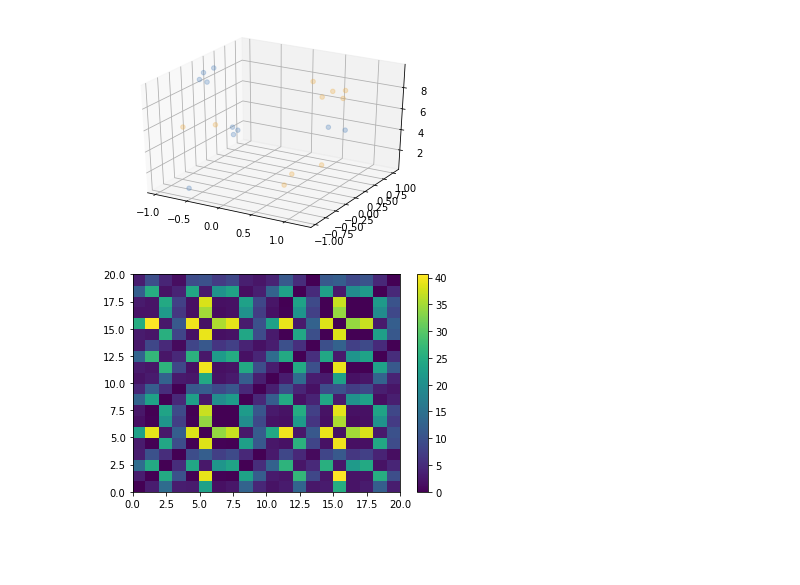
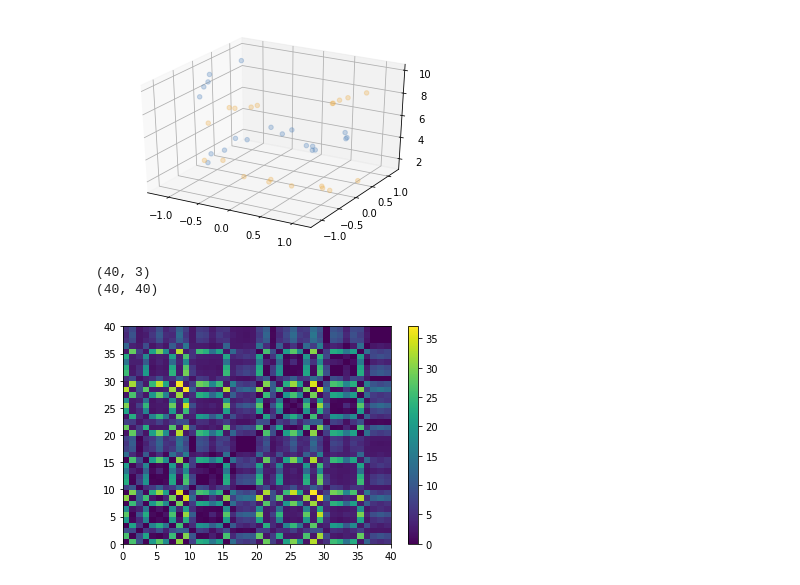
Before and after one commit to hopeliu20160622/dknn_geod, a Jupyter notebook: src/toy_example.ipynb, the cells around one changed output. Saved outputs shown, nothing was run; the diff lists cells and outputs as text; code cells hidden in the pictures; blank space fills up the shorter version.

```diff
--- a/src/toy_example.ipynb
+++ b/src/toy_example.ipynb
@@ -9,30 +9,30 @@ from utils_visualization import plot_kernel
 # %%
 ax = plt.axes(projection='3d')
 
 height = 10
 noise = 0.15
 x_width = 1
 y_width = 1
-sample = 10
+sample = 20
 curls = 1.2
 
 # Data for a three-dimensional line
 #zline = np.linspace(0, height, 1000)
 #xline = x_width*np.sin(zline/enrosques)
 #yline = y_width*np.cos(zline/enrosques)
 #ax.plot3D(xline, yline, zline, 'gray')
 
 # Data for three-dimensional scattered points
 zdata = height * np.random.random(sample)
 xdata = x_width*np.sin(zdata/curls) + noise * np.random.randn(sample)
 ydata = y_width*np.cos(zdata/curls) + noise * np.random.randn(sample)
 ax.scatter3D(xdata, ydata, zdata, color='#edaf4c', alpha=0.3);
 
 xdata2 = x_width*np.sin(zdata/curls+3.14) + noise * np.random.randn(sample)
 ydata2 = y_width*np.cos(zdata/curls+3.14) + noise * np.random.randn(sample)
 ax.scatter3D(xdata2, ydata2, zdata, color='#5586bd', alpha=0.3);
 # %% [output]
-[figure, old version]
+[figure, new version]
 # %%
 features1 = np.column_stack((xdata, ydata, zdata))
 features2 = np.column_stack((xdata2, ydata2, zdata))
@@ -41,7 +41,9 @@ features = np.concatenate([features1,features2])
 euclidean_matrix = euclidean_kernel(features)
 plot_kernel(euclidean_matrix)
 # %% [output]
+(40, 3)
+(40, 40)
-[figure, old version]
+[figure, new version]
 # %%
 geodesic_euclidean_matrix = hard_geodesics_euclidean_kernel(features, 100)
 plot_kernel(geodesic_euclidean_matrix)
```
Also changed, not shown: parts of 1 cell of this notebook, 1 other file.
